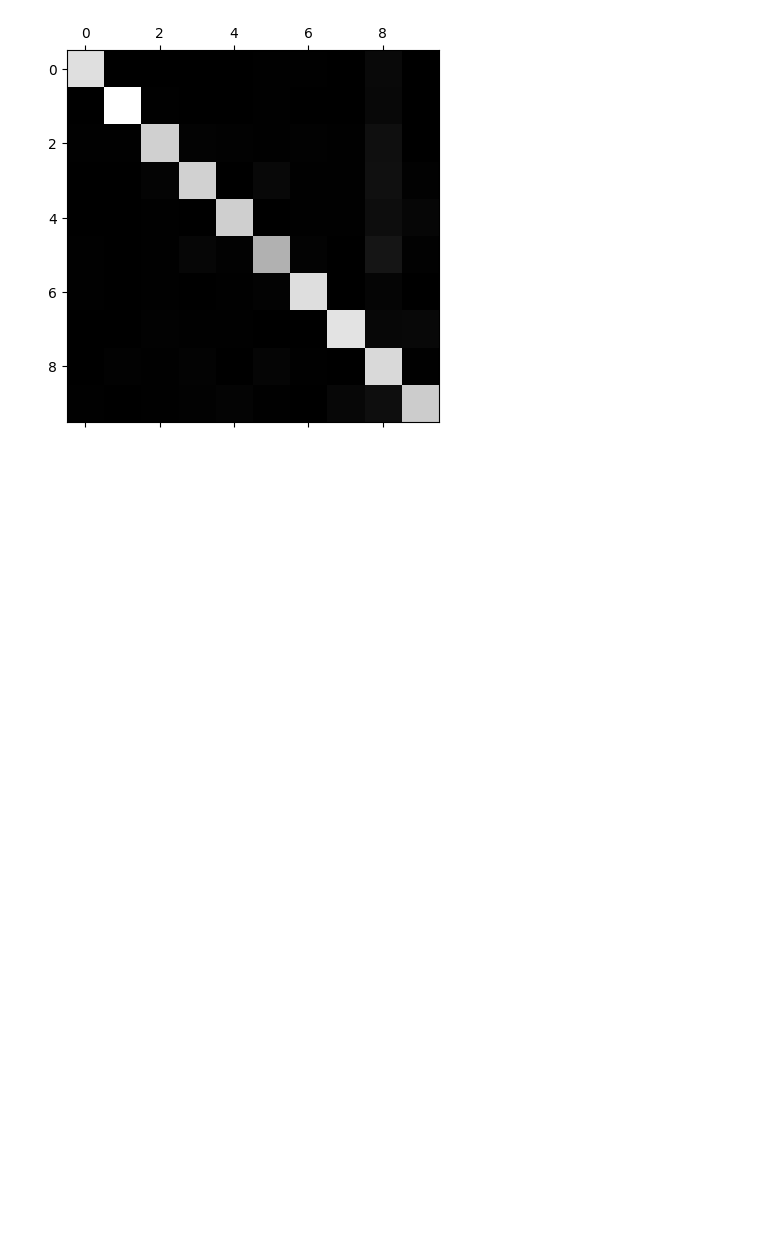
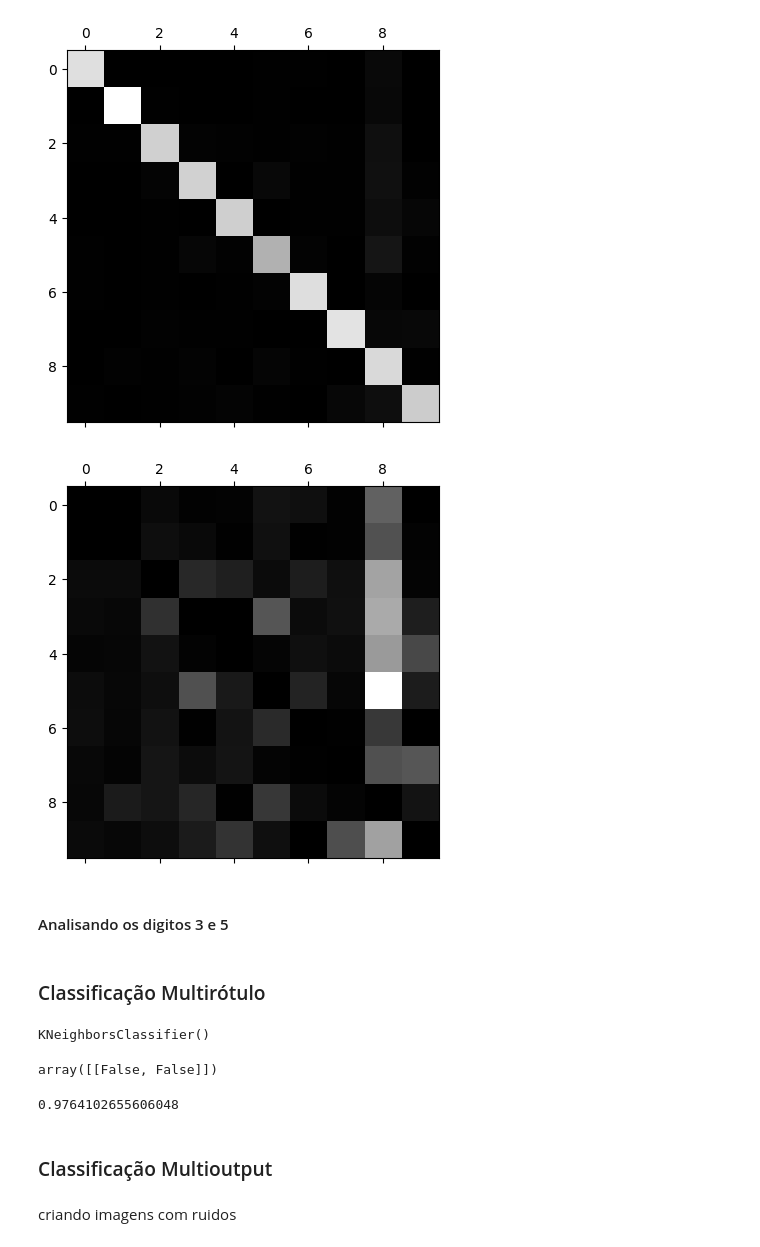
Before and after one commit to RafaelSouza-13/MNIST, a Jupyter notebook: MNIST.ipynb, the cells around one changed output. Drawn from its saved outputs; the diff is of its cells as text; code cells hidden in the pictures; blank space fills up the shorter version.

Commit message:
Finalizando modelos multirotulo e multioutput

```diff
--- a/MNIST.ipynb
+++ b/MNIST.ipynb
@@ -368,3 +365,14 @@ plt.matshow(cm, cmap=plt.cm.gray)
 plt.show()
 # %% [output]
 [figure]
+# %%
+rows_sums = cm.sum(axis=1, keepdims=True)
+nomr_conf_mx = cm / rows_sums
+# %%
+np.fill_diagonal(nomr_conf_mx, 0)
+plt.matshow(nomr_conf_mx, cmap=plt.cm.gray)
+plt.show()
+# %% [output]
+[figure, added]
+# %% [markdown]
+#### Analisando os digitos 3 e 5
@@ -370,0 +385,2 @@ plt.show()
+# %% [markdown]
+### Classificação Multirótulo
@@ -370,0 +391,18 @@ plt.show()
+# %%
+knn_clf = KNeighborsClassifier()
+knn_clf.fit(X_train, y_multilabel)
+# %% [output]
+KNeighborsClassifier()
+# %%
+knn_clf.predict([digit_0])
+# %% [output]
+array([[False, False]])
+# %%
+y_train_knn_pred = cross_val_predict(knn_clf, X_train, y_multilabel, cv=3)
+f1_score(y_multilabel, y_train_knn_pred, average="macro")
+# %% [output]
+0.9764102655606048
+# %% [markdown]
+### Classificação Multioutput
+# %% [markdown]
+criando imagens com ruidos
```
Also changed, not shown: parts of 14 cells of this notebook.
